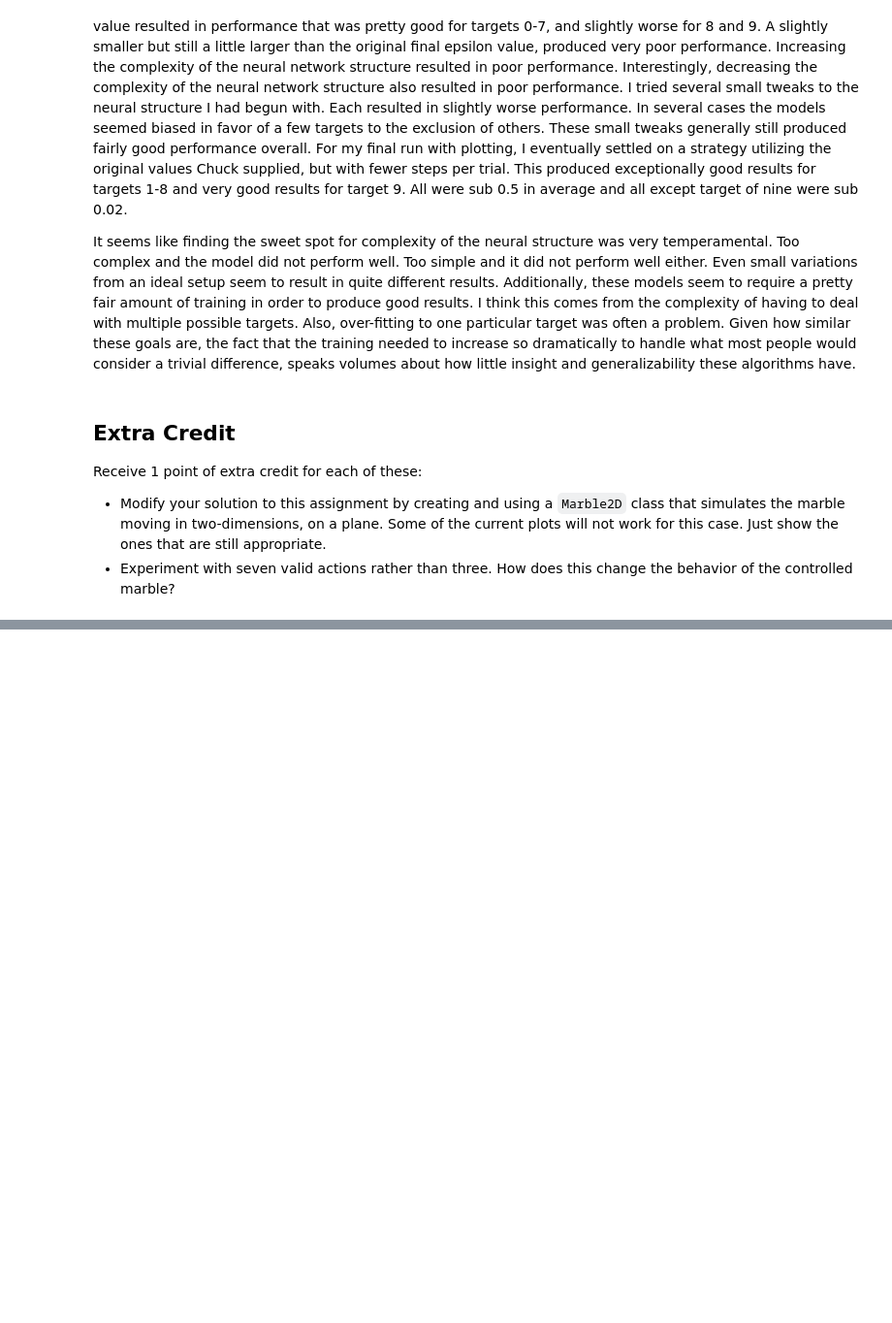
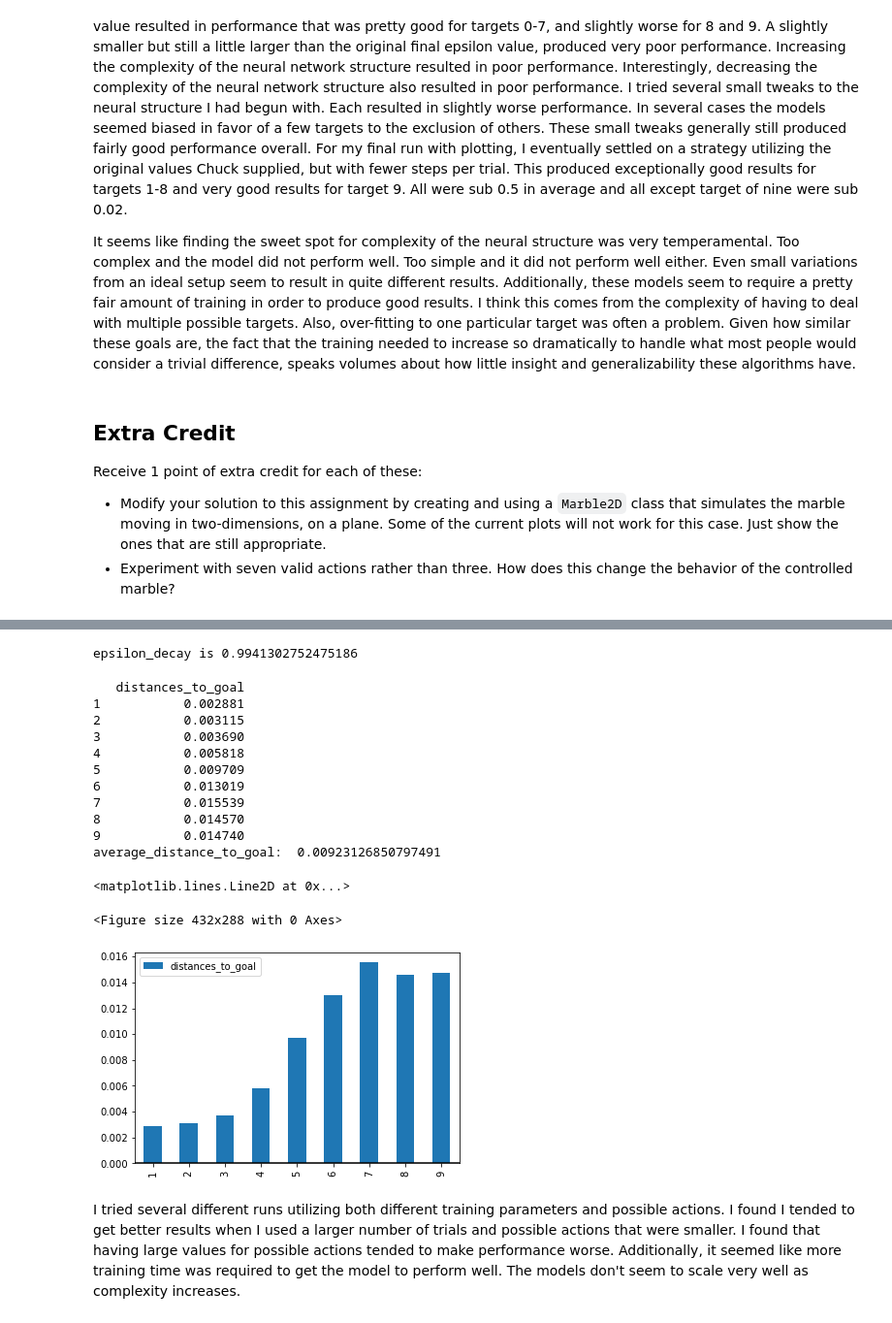
Before and after one commit to Randalthor95/CS_545, a Jupyter notebook: Assignments/Feudale-A5.ipynb, the cells around one changed output, grey strips where cells are left out. Shown at 97% size. Saved outputs shown, nothing was run; the diff lists cells and outputs as text; code cells hidden in the pictures; blank space fills up the shorter version.

```diff
--- a/Assignments/Feudale-A5.ipynb
+++ b/Assignments/Feudale-A5.ipynb
@@ -1449,0 +1659,71 @@ Receive 1 point of extra credit for each of these:
+# %%
+marble = Marble_Variable_Goal(valid_actions=np.array([-3, -2, -1, 0, 1, 2, 3]))
+
+agent = Qnet(
+    marble,
+    hidden_layers=[10, 10],
+    X_means=[5, 0, 5, 0],
+    X_stds=[2, 2, 2, 0.8],
+    Q_means=[-2],
+    Q_stds=[1],
+)
+
+epsilon_trace, r_trace = agent.train(
+    n_trials=900,
+    n_steps_per_trial=100,
+    n_epochs=100,
+    method="sgd",
+    learning_rate=0.01,
+    gamma=0.9,
+    epsilon=1,
+    final_epsilon=0.005,
+    # trial_callback=plot_status,
+)
+# %% [output]
+epsilon_decay is 0.9941302752475186
+# %%
+n_steps = 200
+distances_to_goal = np.array([])
+for goal in range(1, 10):
+    sum_distance = 0
+    for starting_position in range(0, 11):
+        state = [starting_position, 0, goal]  # 0 velocity
+        x_trace = np.zeros((n_steps, 3))
+        for step in range(0, n_steps):
+            action = agent.epsilon_greedy(state, 0.0)  # epsilon = 0
+            state = agent.environment.next_state(state, action)
+            x_trace[step, :] = state
+        sum_distance += abs(state[0] - state[2])
+    distances_to_goal = np.append(distances_to_goal, sum_distance / 11)
+
+row_labels = ["1", "2", "3", "4", "5", "6", "7", "8", "9"]
+column_labels = ["distances_to_goal"]
+df = pandas.DataFrame(distances_to_goal, columns=column_labels, index=row_labels)
+print(df)
+average_distance_to_goal = np.sum(distances_to_goal) / distances_to_goal.size
+print(
+    "average_distance_to_goal: ",
+    average_distance_to_goal,
+)
+
+
+fig1 = plt.figure(1)
+df.plot.bar()
+plt.axhline(0, color="k")
+# %% [output]
+   distances_to_goal
+1           0.002881
+2           0.003115
+3           0.003690
+4           0.005818
+5           0.009709
+6           0.013019
+7           0.015539
+8           0.014570
+9           0.014740
+average_distance_to_goal:  0.00923126850797491
+<matplotlib.lines.Line2D at 0x...>
+<Figure size 432x288 with 0 Axes>
+[figure, added]
+# %% [markdown]
+I tried several different runs utilizing both different training parameters and possible actions. I found I tended to get better results when I used a larger number of trials and possible actions that were smaller. I found that having large values for possible actions tended to make performance worse. Additionally, it seemed like more training time was required to get the model to perform well. The models don't seem to scale very well as complexity increases.
```
Also changed, not shown: parts of 8 cells of this notebook, 6 other files.
